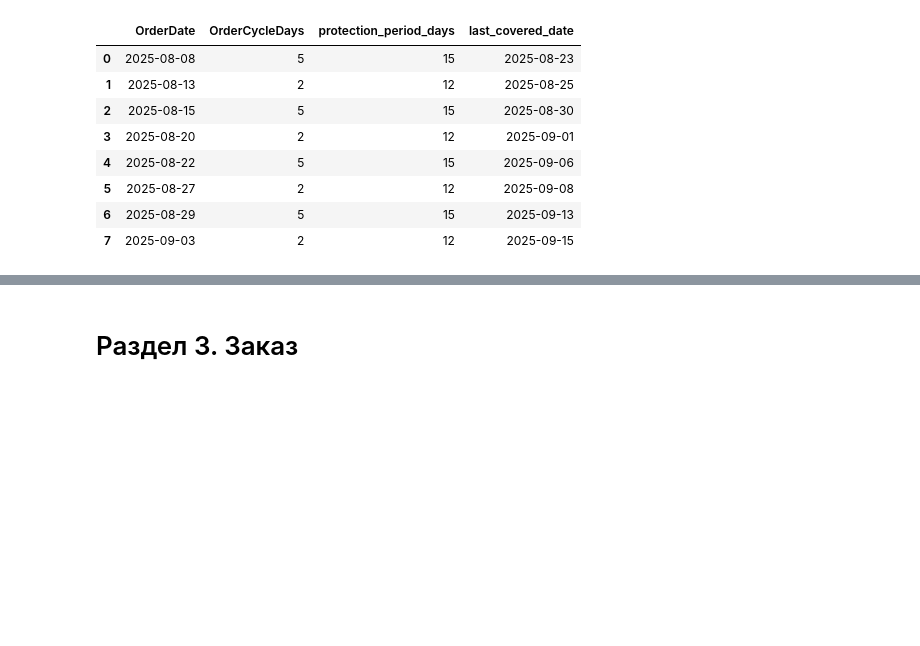
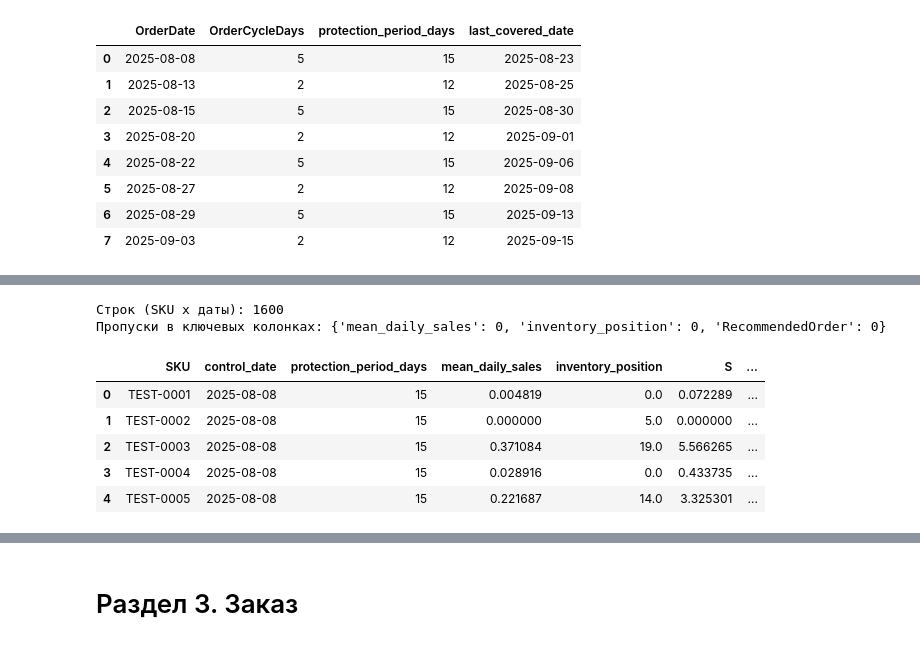
Before and after one commit to Viktor-VK/reorder-model, a Jupyter notebook: notebooks/reorder_model.ipynb, the cells around one changed output, grey strips where cells are left out. Saved outputs shown, nothing was run; the diff lists cells and outputs as text; code cells hidden in the pictures; blank space fills up the shorter version.

```diff
--- a/notebooks/reorder_model.ipynb
+++ b/notebooks/reorder_model.ipynb
@@ -478,0 +536,19 @@ control_dates_df[["OrderDate", "OrderCycleDays", "protection_period_days", "last
+# %%
+def get_inventory_position_asof(control_date):
+    """Стартовая позиция запаса = остаток (с ffill) на конец дня перед control_date. InTransit/OpenPO = 0."""
+    prev_day = control_date - pd.Timedelta(days=1)
+    day_slice = history_sorted[history_sorted["Date"] == prev_day]
+    position = day_slice.set_index("SKU")["stock_filled"].rename("inventory_position")
+
+    # У части SKU нет вообще ни одного наблюдения остатка до этой даты (ffill заполнить нечем) —
+    # для них считаем позицию запаса неизвестной, поэтому явно нулевой, а не выдумываем число.
+    n_missing = position.isna().sum()
+    if n_missing:
+        position = position.fillna(0.0)
+    return position, n_missing
+
+
+# Проверяем на первой контрольной дате — сколько SKU потребовали fallback на 0.
+test_position, test_missing = get_inventory_position_asof(control_dates_df["OrderDate"].iloc[0])
+print("SKU с известной позицией запаса:", (test_position.notna()).sum() - test_missing, "из 200")
+print("SKU, для которых позицию запаса пришлось принять за 0 (нет ни одного наблюдения):", test_missing)
@@ -478,0 +562,38 @@ control_dates_df[["OrderDate", "OrderCycleDays", "protection_period_days", "last
+# %%
+decision_rows = []
+
+# Проходим по каждой из 8 контрольных дат и считаем решение для всех 200 SKU разом.
+for _, cal_row in control_dates_df.iterrows():
+    control_date = cal_row["OrderDate"]
+    protection_period_days = int(cal_row["protection_period_days"])
+
+    demand_estimate = get_naive_demand_estimate(control_date)
+    inventory_position, _ = get_inventory_position_asof(control_date)
+
+    decision = pd.DataFrame({"SKU": sku_df["SKU"]})
+    decision["control_date"] = control_date
+    decision["protection_period_days"] = protection_period_days
+    decision = decision.merge(demand_estimate, on="SKU", how="left")
+    decision = decision.merge(inventory_position, on="SKU", how="left")
+
+    decision["S"] = decision["mean_daily_sales"] * decision["protection_period_days"]
+    gap = decision["S"] - decision["inventory_position"]
+    decision["RecommendedOrder"] = gap.round().clip(lower=0).astype(int)
+
+    decision_rows.append(decision)
+
+# Склеиваем решения по всем датам в одну длинную таблицу.
+baseline_decisions_df = pd.concat(decision_rows, ignore_index=True)
+
+print("Строк (SKU x даты):", len(baseline_decisions_df))
+print("Пропуски в ключевых колонках:", baseline_decisions_df[["mean_daily_sales", "inventory_position", "RecommendedOrder"]].isna().sum().to_dict())
+baseline_decisions_df.head()
+# %% [output]
+Строк (SKU x даты): 1600
+Пропуски в ключевых колонках: {'mean_daily_sales': 0, 'inventory_position': 0, 'RecommendedOrder': 0}
+|  | SKU | control_date | protection_period_days | mean_daily_sales | inventory_position | S | ... |
+| 0 | TEST-0001 | 2025-08-08 | 15 | 0.004819 | 0.0 | 0.072289 | ... |
+| 1 | TEST-0002 | 2025-08-08 | 15 | 0.000000 | 5.0 | 0.000000 | ... |
+| 2 | TEST-0003 | 2025-08-08 | 15 | 0.371084 | 19.0 | 5.566265 | ... |
+| 3 | TEST-0004 | 2025-08-08 | 15 | 0.028916 | 0.0 | 0.433735 | ... |
+| 4 | TEST-0005 | 2025-08-08 | 15 | 0.221687 | 14.0 | 3.325301 | ... |
```
Also changed, not shown: parts of 17 cells of this notebook.
